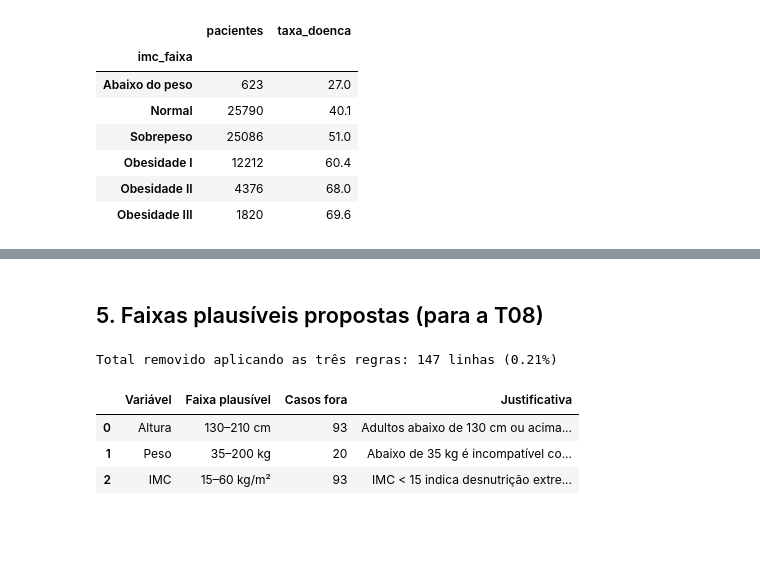
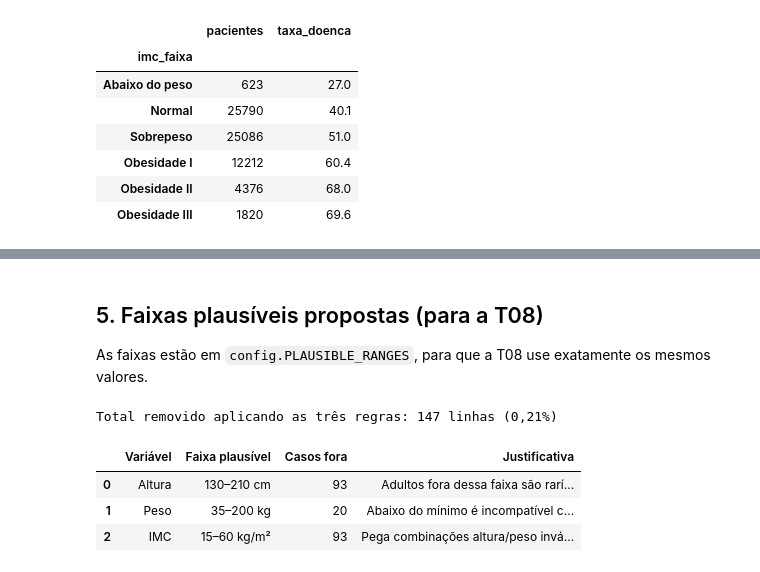
Before and after one commit to team-tech-challenge-fiap/tech-challenge-2026-fiap, a Jupyter notebook: notebooks/02_eda_demografia_imc.ipynb, the cells around one changed output, grey strips where cells are left out. Saved outputs shown, nothing was run; the diff lists cells and outputs as text; code cells hidden in the pictures; blank space fills up the shorter version.

```diff
--- a/notebooks/02_eda_demografia_imc.ipynb
+++ b/notebooks/02_eda_demografia_imc.ipynb
@@ -169,30 +239,29 @@ As linhas vermelhas marcam as faixas propostas. Fora delas há registros clarame
 # %% [markdown]
 ## 4. IMC
 # %%
-df["imc_faixa"] = pd.cut(
-    df["bmi"], [0, 18.5, 25, 30, 35, 40, float("inf")], right=False,
-    labels=["Abaixo do peso", "Normal", "Sobrepeso", "Obesidade I", "Obesidade II", "Obesidade III"],
-)
-imc_valido = df["bmi"].between(15, 60)
-print(f"IMC < 15: {(df['bmi'] < 15).sum()} | IMC > 60: {(df['bmi'] > 60).sum()}")
+df["imc_faixa"] = pd.cut(df["bmi"], BMI_BINS, right=False, labels=BMI_LABELS)
+imc_min, imc_max = PLAUSIBLE_RANGES["bmi"]
+imc_valido = df["bmi"].between(imc_min, imc_max)
+imc_baixo, imc_alto = (df["bmi"] < imc_min).sum(), (df["bmi"] > imc_max).sum()
+print(f"IMC < {imc_min}: {imc_baixo} | IMC > {imc_max}: {imc_alto}")
 
 tabela_imc = (df[imc_valido].groupby("imc_faixa", observed=True)["cardio"]
               .agg(pacientes="size", taxa_doenca="mean"))
-tabela_imc["taxa_doenca"] = (tabela_imc["taxa_doenca"] * 100).round(1)
 
 fig, axes = plt.subplots(1, 2, figsize=(14, 4.5))
 sns.kdeplot(data=df[imc_valido], x="bmi", hue="classe", fill=True, common_norm=False, ax=axes[0])
-axes[0].set(title="Distribuição do IMC por classe (15 ≤ IMC ≤ 60)", xlabel="IMC (kg/m²)", ylabel="Densidade")
-tabela_imc["taxa_doenca"].plot(kind="bar", ax=axes[1], color="tab:red")
+axes[0].set(title=f"Distribuição do IMC por classe ({imc_min} ≤ IMC ≤ {imc_max})", xlabel="IMC (kg/m²)", ylabel="Densidade")
+(tabela_imc["taxa_doenca"] * 100).plot(kind="bar", ax=axes[1], color="tab:red")
 axes[1].set(title="Taxa de doença por faixa de IMC (OMS)", xlabel="", ylabel="% com doença")
 axes[1].tick_params(axis="x", rotation=20)
 for i, v in enumerate(tabela_imc["taxa_doenca"]):
-    axes[1].text(i, v + 1, f"{v:.0f}%", ha="center")
+    axes[1].text(i, v * 100 + 1, pct(v), ha="center")
 salvar(fig, "imc")
 plt.show()
 
-print("Correlação IMC × cardio (IMC válido):", round(df.loc[imc_valido, "bmi"].corr(df.loc[imc_valido, "cardio"]), 3))
-tabela_imc
+corr_imc = df.loc[imc_valido, "bmi"].corr(df.loc[imc_valido, "cardio"])
+print("Correlação IMC × cardio (IMC válido):", round(corr_imc, 3))
+tabela_imc.assign(taxa_doenca=(tabela_imc["taxa_doenca"] * 100).round(1))
 # %% [output]
 IMC < 15: 27 | IMC > 60: 66
 [figure]
@@ -212,24 +296,28 @@ A correlação com o alvo (**0,20**) é maior que a do peso sozinho, o que refor
 # %% [markdown]
 ## 5. Faixas plausíveis propostas (para a T08)
+
+As faixas estão em `config.PLAUSIBLE_RANGES`, para que a T08 use exatamente os mesmos valores.
 # %%
-regras = [
-    ("Altura", "height", 130, 210, "cm", "Adultos abaixo de 130 cm ou acima de 210 cm são raríssimos; os casos fora são erros de registro."),
-    ("Peso", "weight", 35, 200, "kg", "Abaixo de 35 kg é incompatível com adultos nessas alturas; o máximo do dataset é 200 kg."),
-    ("IMC", "bmi", 15, 60, "kg/m²", "IMC < 15 indica desnutrição extrema e > 60 é excepcional; pega combinações altura/peso inválidas."),
-]
+VARIAVEIS = {
+    "height": ("Altura", "cm", "Adultos fora dessa faixa são raríssimos; os casos fora são erros de registro."),
+    "weight": ("Peso", "kg", "Abaixo do mínimo é incompatível com adultos nessas alturas."),
+    "bmi": ("IMC", "kg/m²", "Pega combinações altura/peso inválidas que passam nos limites separados."),
+}
 proposta = pd.DataFrame([
-    {"Variável": nome, "Faixa plausível": f"{lo}–{hi} {un}",
-     "Casos fora": int((~df[col].between(lo, hi)).sum()), "Justificativa": just}
-    for nome, col, lo, hi, un, just in regras
+    {"Variável": nome, "Faixa plausível": f"{lo}–{hi} {unidade}",
+     "Casos fora": int((~df[col].between(lo, hi)).sum()), "Justificativa": justificativa}
+    for col, (lo, hi) in PLAUSIBLE_RANGES.items()
+    for nome, unidade, justificativa in [VARIAVEIS[col]]
 ])
 
-dentro = df["height"].between(130, 210) & df["weight"].between(35, 200) & df["bmi"].between(15, 60)
-print(f"Total removido aplicando as três regras: {(~dentro).sum()} linhas ({(~dentro).mean():.2%})")
+dentro = pd.concat([df[col].between(lo, hi) for col, (lo, hi) in PLAUSIBLE_RANGES.items()], axis=1).all(axis=1)
+removidas = int((~dentro).sum())
+print(f"Total removido aplicando as três regras: {inteiro(removidas)} linhas ({pct(removidas / len(df), 2)})")
 pd.set_option("display.max_colwidth", None)
 proposta
 # %% [output]
-Total removido aplicando as três regras: 147 linhas (0.21%)
+Total removido aplicando as três regras: 147 linhas (0,21%)
 |  | Variável | Faixa plausível | Casos fora | Justificativa |
-| 0 | Altura | 130–210 cm | 93 | Adultos abaixo de 130 cm ou acima... |
-| 1 | Peso | 35–200 kg | 20 | Abaixo de 35 kg é incompatível co... |
-| 2 | IMC | 15–60 kg/m² | 93 | IMC < 15 indica desnutrição extre... |
+| 0 | Altura | 130–210 cm | 93 | Adultos fora dessa faixa são rarí... |
+| 1 | Peso | 35–200 kg | 20 | Abaixo do mínimo é incompatível c... |
+| 2 | IMC | 15–60 kg/m² | 93 | Pega combinações altura/peso invá... |
```
Also changed, not shown: parts of 17 cells of this notebook, 1 other file.
